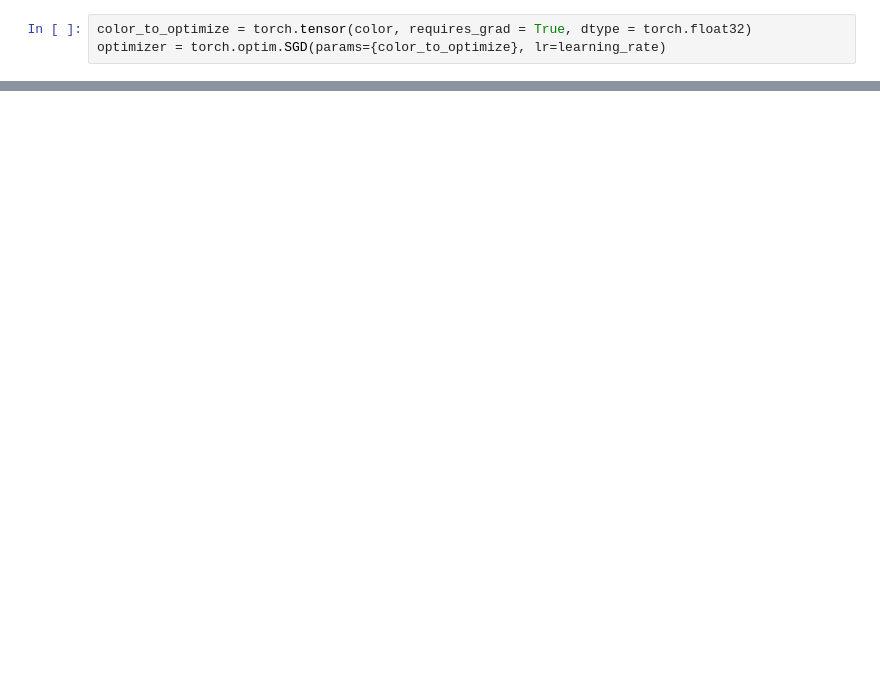
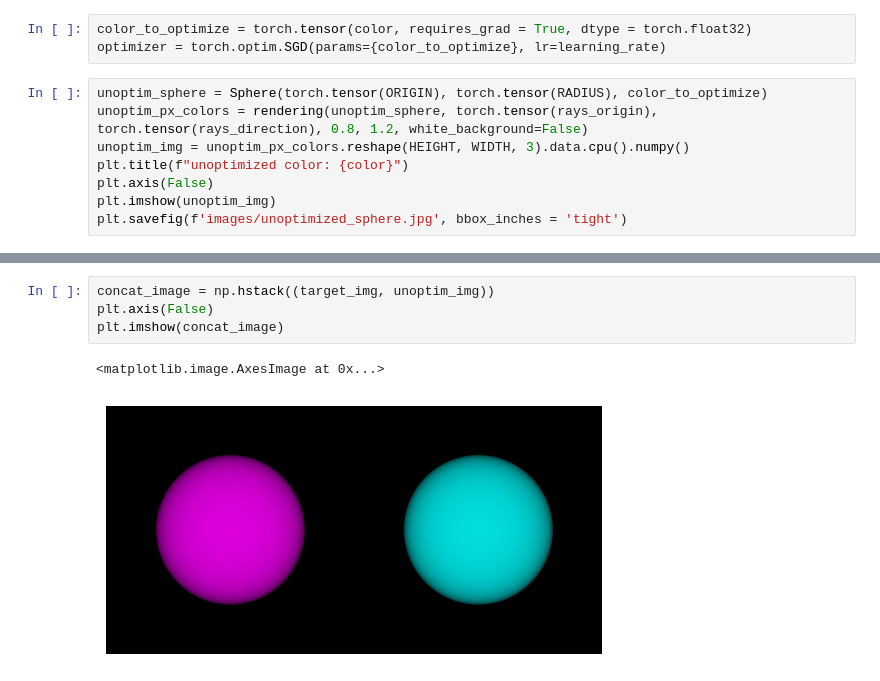
Before and after one commit to stanleyedward/nerf_pytorch_lightning, a Jupyter notebook: sphere_color.ipynb, the cells around one changed output, grey strips where cells are left out. Cells and saved outputs as stored; diff of their text form; blank space fills up the shorter version.

```diff
--- a/sphere_color.ipynb
+++ b/sphere_color.ipynb
@@ -37,3 +39,11 @@ plt.imshow(target_img)
 # %%
 color_to_optimize = torch.tensor(color, requires_grad = True, dtype = torch.float32)
 optimizer = torch.optim.SGD(params={color_to_optimize}, lr=learning_rate)
+# %%
+unoptim_sphere = Sphere(torch.tensor(ORIGIN), torch.tensor(RADIUS), color_to_optimize)
+unoptim_px_colors = rendering(unoptim_sphere, torch.tensor(rays_origin), torch.tensor(rays_direction), 0.8, 1.2, white_background=False)
+unoptim_img = unoptim_px_colors.reshape(HEIGHT, WIDTH, 3).data.cpu().numpy()
+plt.title(f"unoptimized color: {color}")
+plt.axis(False)
+plt.imshow(unoptim_img)
+plt.savefig(f'images/unoptimized_sphere.jpg', bbox_inches = 'tight')
@@ -40 +52,8 @@ optimizer = torch.optim.SGD(params={color_to_optimize}, lr=learning_rate)
+# %%
+concat_image = np.hstack((target_img, unoptim_img))
+plt.axis(False)
+plt.imshow(concat_image)
+# %% [output]
+<matplotlib.image.AxesImage at 0x...>
+[figure, added]
 # %%
```
Also changed, not shown: parts of 5 cells of this notebook, 24 other files.
